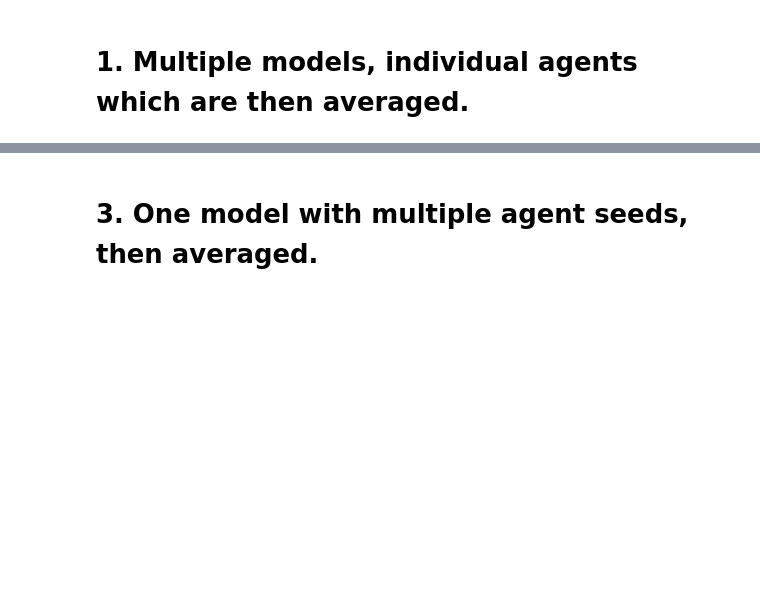
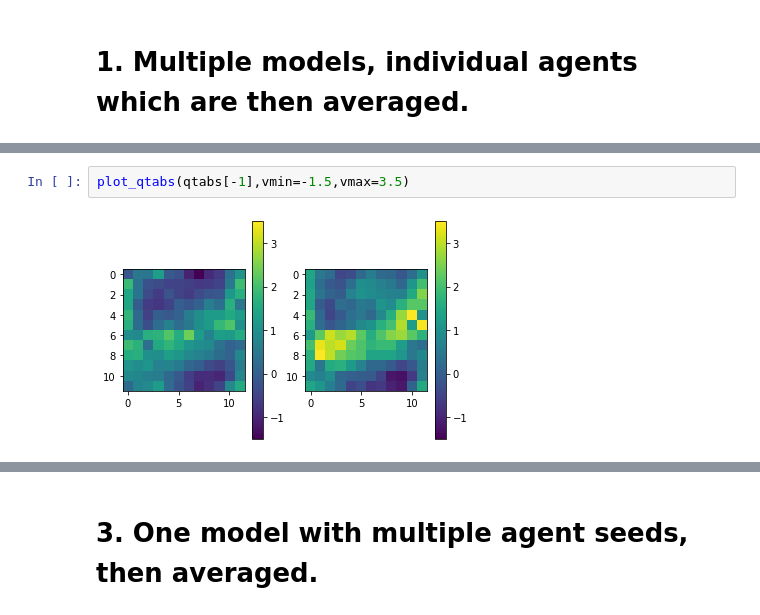
Before and after one commit to ccli3896/RLWorms, a Jupyter notebook: 12_19_homeTesting/RunThings.ipynb, the cells around one changed output, grey strips where cells are left out. Cells and saved outputs as stored; diff of their text form; blank space fills up the shorter version.

```diff
--- a/12_19_homeTesting/RunThings.ipynb
+++ b/12_19_homeTesting/RunThings.ipynb
@@ -295,0 +379,4 @@ Rand: 0.5788897659546194, Det: 0.5564637323909659
+# %%
+plot_qtabs(qtabs[-1],vmin=-1.5,vmax=3.5)
+# %% [output]
+[figure, added]
```
Also changed, not shown: parts of 24 cells of this notebook, 4 other files.
